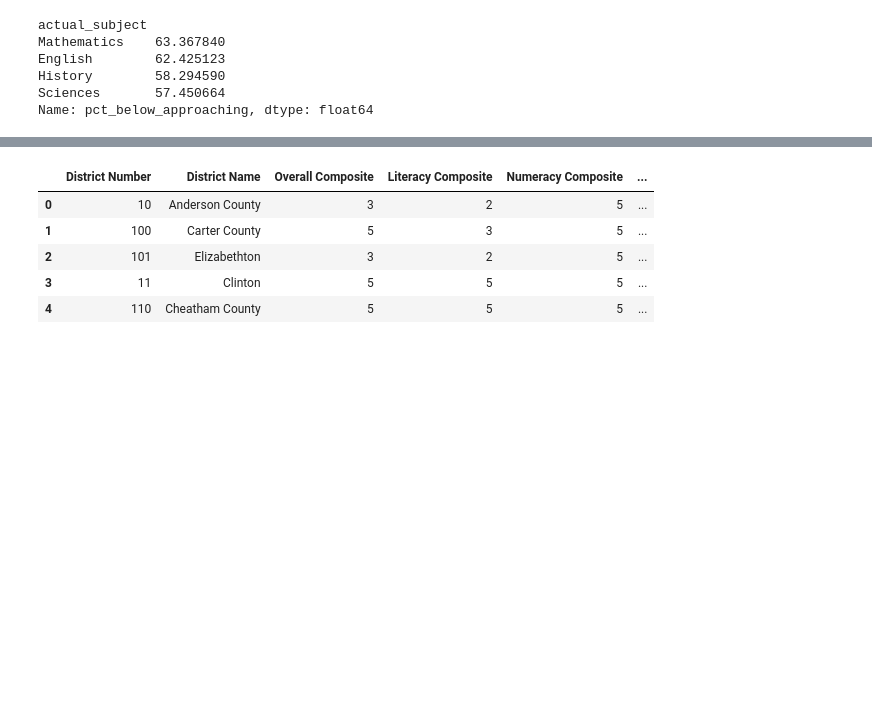
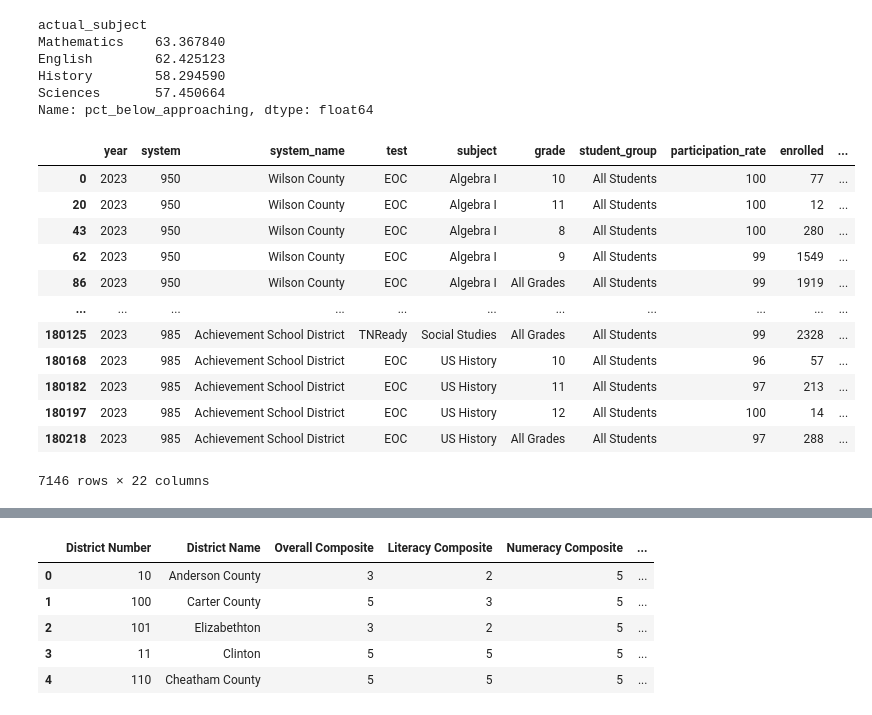
Before and after one commit to jmcapps/education_capstone, a Jupyter notebook: notebooks/test.ipynb, the cells around one changed output, grey strips where cells are left out. Cells and saved outputs as stored; diff of their text form; code cells hidden in the pictures; blank space fills up the shorter version.

```diff
--- a/notebooks/test.ipynb
+++ b/notebooks/test.ipynb
@@ -1077,3 +1077,21 @@ English        62.425123
 History        58.294590
 Sciences       57.450664
 Name: pct_below_approaching, dtype: float64
+# %%
+sg_all = filtered_assessment[filtered_assessment['student_group'] == 'All Students']
+# %%
+sg_all
+# %% [output]
+|  | year | system | system_name | test | subject | grade | student_group | participation_rate | enrolled | ... |
+| 0 | 2023 | 950 | Wilson County | EOC | Algebra I | 10 | All Students | 100 | 77 | ... |
+| 20 | 2023 | 950 | Wilson County | EOC | Algebra I | 11 | All Students | 100 | 12 | ... |
+| 43 | 2023 | 950 | Wilson County | EOC | Algebra I | 8 | All Students | 100 | 280 | ... |
+| 62 | 2023 | 950 | Wilson County | EOC | Algebra I | 9 | All Students | 99 | 1549 | ... |
+| 86 | 2023 | 950 | Wilson County | EOC | Algebra I | All Grades | All Students | 99 | 1919 | ... |
+| ... | ... | ... | ... | ... | ... | ... | ... | ... | ... | ... |
+| 180125 | 2023 | 985 | Achievement School District | TNReady | Social Studies | All Grades | All Students | 99 | 2328 | ... |
+| 180168 | 2023 | 985 | Achievement School District | EOC | US History | 10 | All Students | 96 | 57 | ... |
+| 180182 | 2023 | 985 | Achievement School District | EOC | US History | 11 | All Students | 97 | 213 | ... |
+| 180197 | 2023 | 985 | Achievement School District | EOC | US History | 12 | All Students | 100 | 14 | ... |
+| 180218 | 2023 | 985 | Achievement School District | EOC | US History | All Grades | All Students | 97 | 288 | ... |
+7146 rows × 22 columns
```
Also changed, not shown: parts of 38 cells of this notebook, 1 other file.
